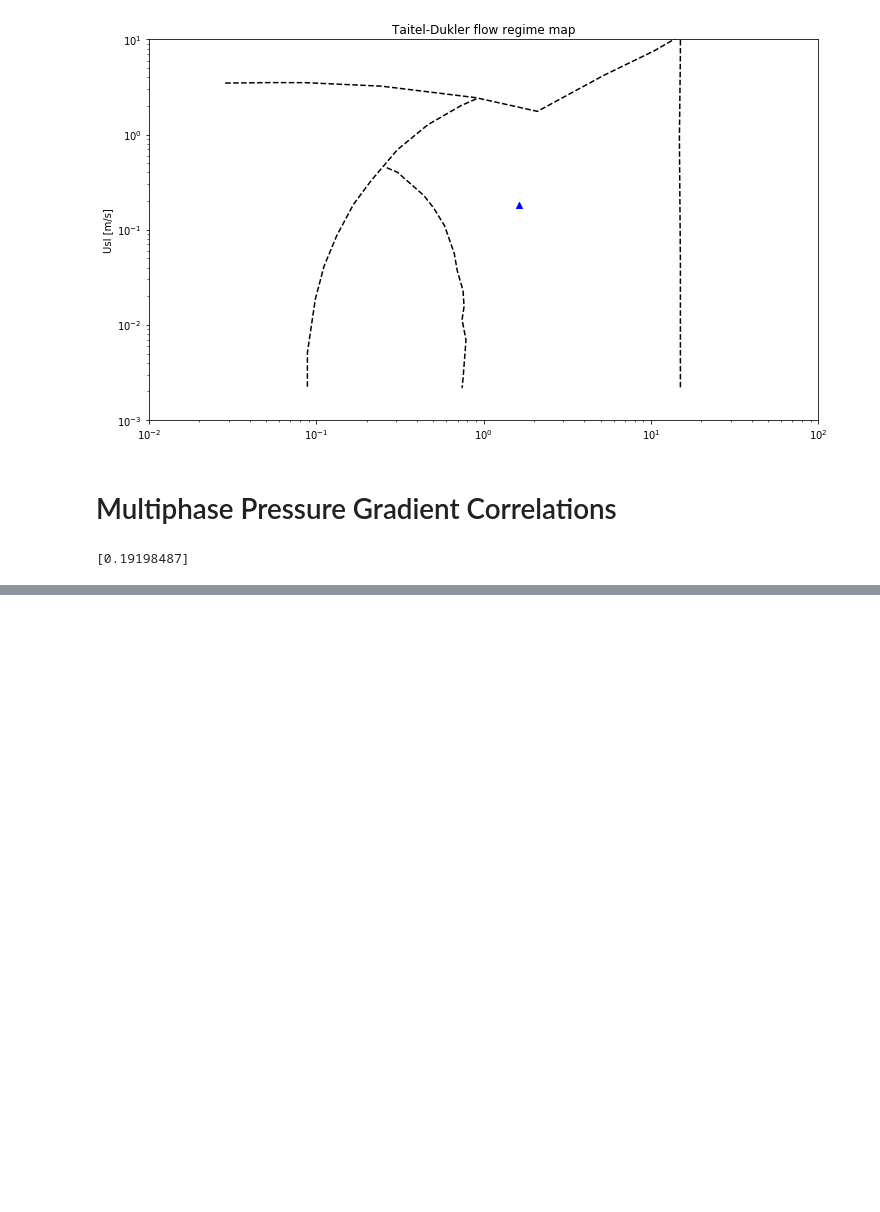
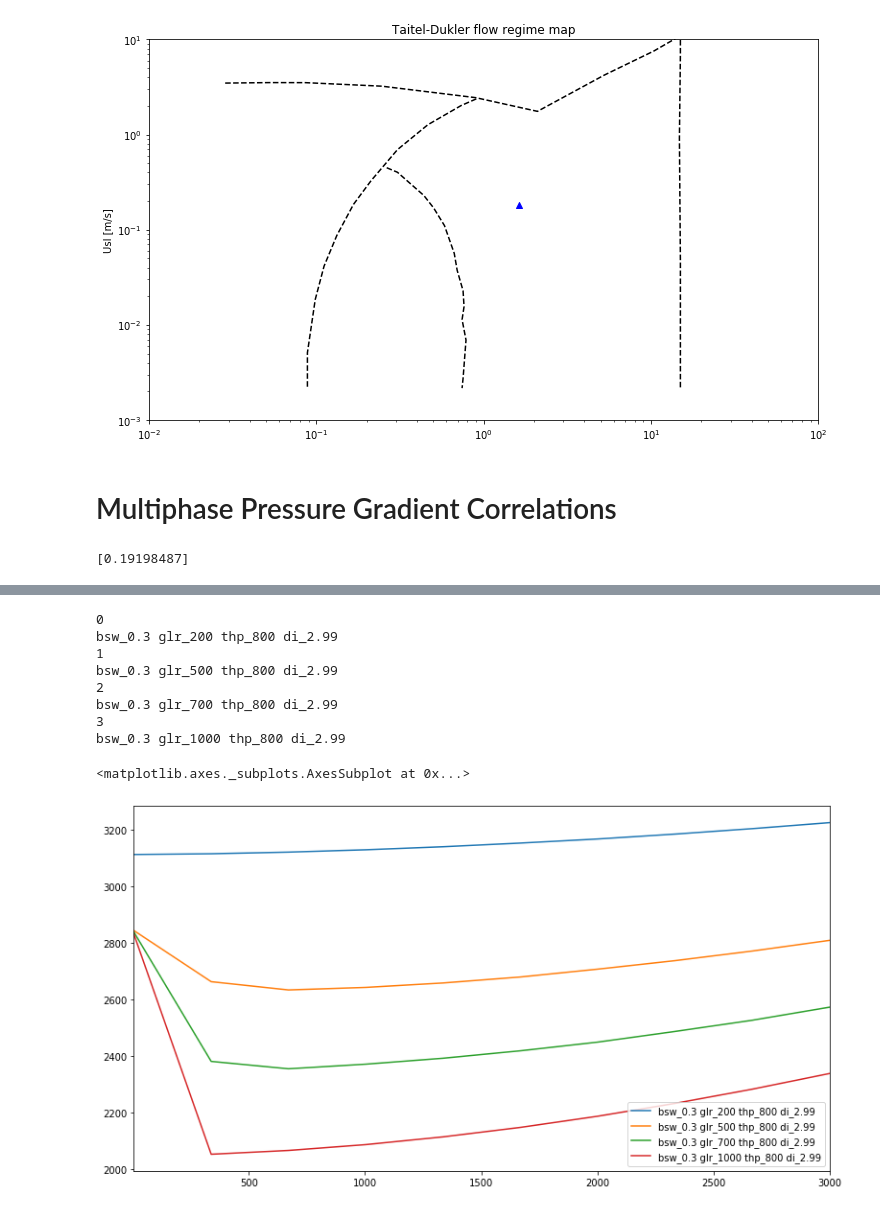
Before and after one commit to scuervo91/reservoirpy, a Jupyter notebook: examples/wellproductivity/5-pressure_drop.ipynb, the cells around one changed output, grey strips where cells are left out. Saved outputs shown, nothing was run; the diff lists cells and outputs as text; code cells hidden in the pictures; blank space fills up the shorter version.

Commit message:
add outflow hb

```diff
--- a/examples/wellproductivity/5-pressure_drop.ipynb
+++ b/examples/wellproductivity/5-pressure_drop.ipynb
@@ -285,0 +286,34 @@ pr
+# %%
+df = pi.two_phase_outflow_curve(
+    depth = np.linspace(0,5820,30),
+    thp = [800],
+    liquid_rate = np.linspace(5,3000,10),
+    oil_rate = None,
+    gas_rate = None,
+    glr = [200,500,700,1000],
+    gor = None,
+    bsw = [0.3],
+    oil_obj = oil,
+    gas_obj = gas,
+    water_obj = water,
+    epsilon=0.0006,
+    surface_temperature=80,
+    temperature_gradient=1,
+    di=2.99,
+    tol=0.008,
+    max_iter = 20,
+    method = 'hagedorn_brown',
+)
+fig, ax = plt.subplots(figsize=(13,7))
+df.plot(ax=ax)
+# %% [output]
+0
+bsw_0.3 glr_200 thp_800 di_2.99
+1
+bsw_0.3 glr_500 thp_800 di_2.99
+2
+bsw_0.3 glr_700 thp_800 di_2.99
+3
+bsw_0.3 glr_1000 thp_800 di_2.99
+<matplotlib.axes._subplots.AxesSubplot at 0x...>
+[figure, added]
```
Also changed, not shown: parts of 2 cells of this notebook, 2 other files.
